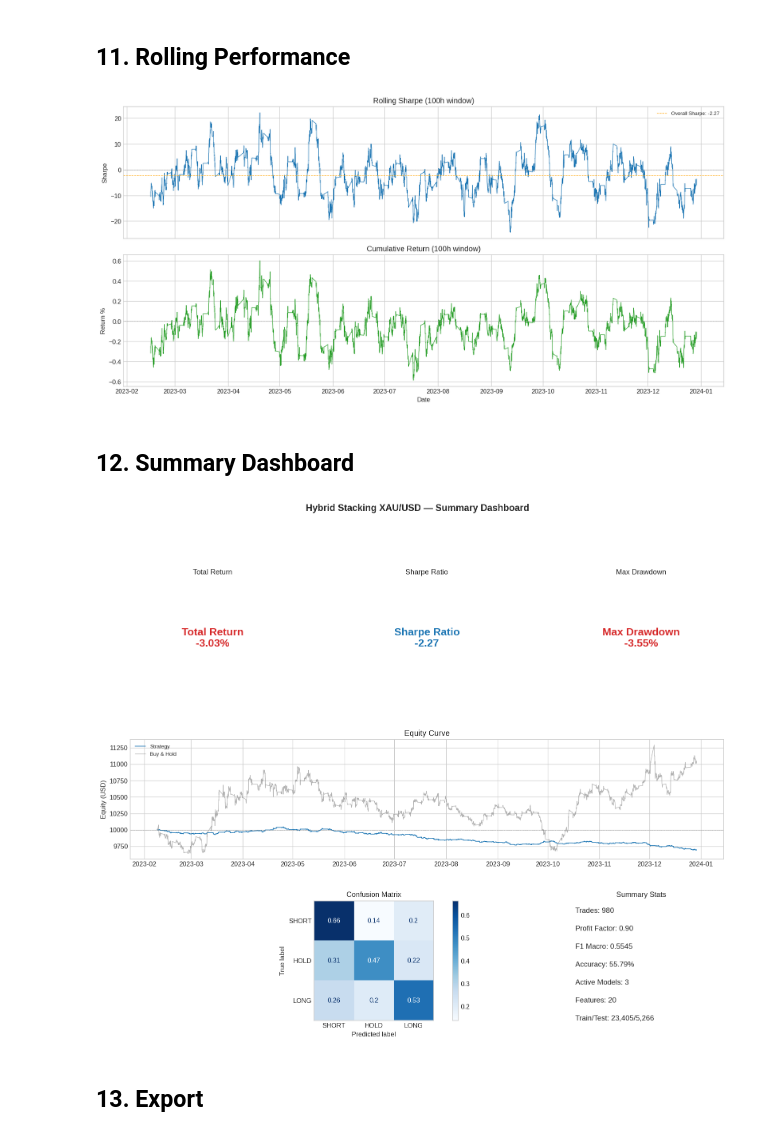
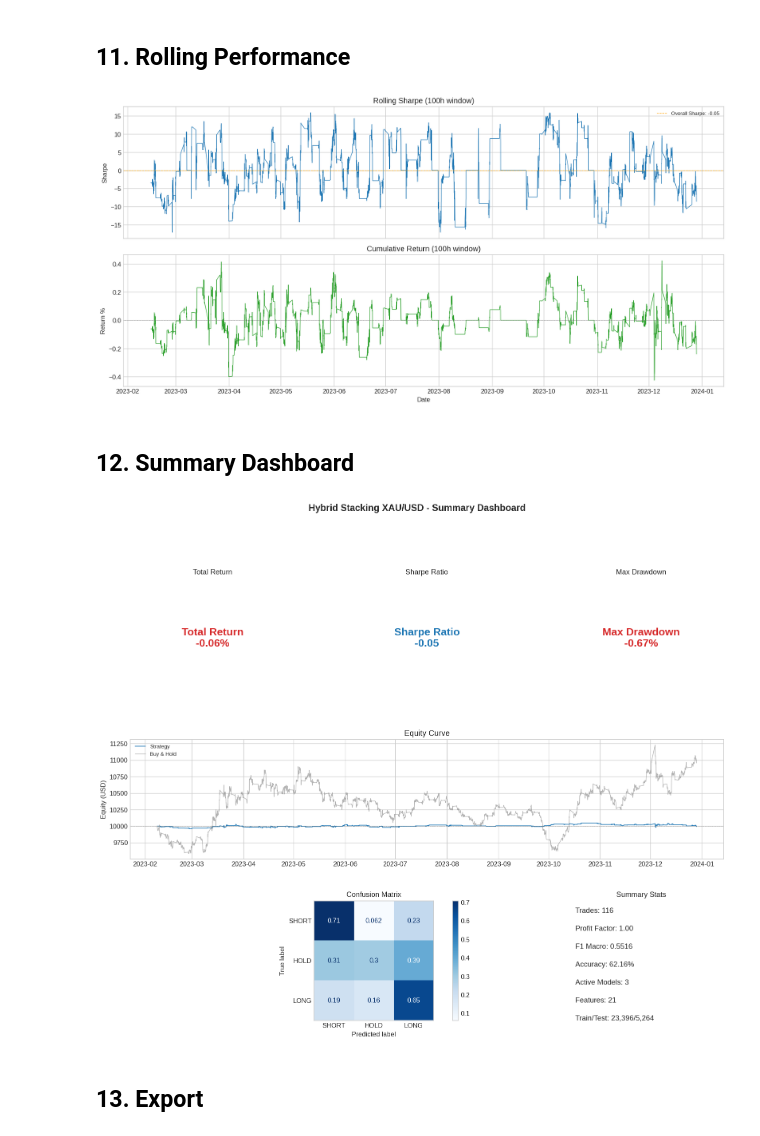
Before and after one commit to ultimateBroK/thesis-compact, a Jupyter notebook: viz.ipynb, the cells around one changed output. Drawn from its saved outputs; the diff is of its cells as text; code cells hidden in the pictures.

```diff
--- a/viz.ipynb
+++ b/viz.ipynb
@@ -385,18 +410,19 @@ Text(0.5, 1.02, 'Predicted Class Probabilities Over Test Period')
 # %%
-from src.reporting import extract_feature_importance, print_feature_importance_report
+from src.reporting import extract_lightgbm_feature_importance, print_feature_importance_report
 
-imp_df = extract_feature_importance(model, features)
+imp_df = extract_lightgbm_feature_importance(model, features)
 print_feature_importance_report(imp_df)
 
 fig, ax = plt.subplots(figsize=(8, max(6, len(imp_df) * 0.35)))
+_figures.append(fig)
 top = imp_df.head(20)
 colors = ["#1f77b4" if p >= 5.0 else "#aec7e8" for p in top["pct"]]
 ax.barh(top["feature"][::-1], top["pct"][::-1], color=colors[::-1], edgecolor="white", height=0.6)
 for i, (_, row) in enumerate(top[::-1].iterrows()):
-    ax.text(row["pct"] + 0.2, i, f"{row["pct"]:.1f}%", va="center", fontsize=8)
+    ax.text(row["pct"] + 0.2, i, f"{row['pct']:.1f}%", va="center", fontsize=8)
 ax.axvline(5.0, color="gray", linewidth=0.5, linestyle="--", alpha=0.5)
 ax.invert_yaxis()
-ax.set_title("Feature Importance (LightGBM) — Top 20")
+ax.set_title("Feature Importance (LightGBM) - Top 20")
 ax.set_xlabel("Importance %")
 fig.tight_layout()
 plt.show()
@@ -542,8 +552,19 @@ plt.show()
 ## 10. Backtest
 # %%
 _t_section = time.perf_counter()
-metrics = backtest_signals(test, positions, initial_balance=INITIAL_BALANCE)
-equity_arr, _ = simulate_equity_barrier(test_pdf["close"].to_numpy(), test_pdf["high"].to_numpy(), test_pdf["low"].to_numpy(), positions, spread=test["spread"].to_numpy(), atr_rel=test_pdf["atr_14"].to_numpy(), initial_balance=INITIAL_BALANCE)
+
+equity_arr, num_trades, executed_trades = simulate_equity_barrier(
+    test_pdf["close"].to_numpy(),
+    test_pdf["high"].to_numpy(),
+    test_pdf["low"].to_numpy(),
+    positions,
+    spread=test["spread"].to_numpy(),
+    atr_rel=test_pdf["atr_14"].to_numpy(),
+    initial_balance=INITIAL_BALANCE,
+)
+trade_signals = int(np.sum(np.diff(positions) != 0))
+metrics = aggregate_backtest_metrics(equity_arr, INITIAL_BALANCE, num_trades, trade_signals)
+
 equity = pd.Series(equity_arr, index=test_pdf.index, name="equity")
 pnl_usd = np.diff(equity_arr, prepend=equity_arr[0])
 account_returns = np.diff(equity_arr) / equity_arr[:-1]
@@ -628,10 +653,10 @@ plt.show()
 window = max(1, min(100, len(account_returns) // 3))
 
 fig, axes = plt.subplots(2, 1, figsize=(14, 7), sharex=True)
+_figures.append(fig)
 
 rolling_sharpe = pd.Series(account_returns).rolling(window).apply(
-    lambda x: np.sqrt(24 * 252) * x.mean() / x.std() if x.std() > 0 else 0, raw=True
-)
+    lambda x: np.sqrt(24 * 252) * x.mean() / x.std() if x.std() > 0 else 0, raw=True)
 axes[0].plot(test_pdf.index, rolling_sharpe.values, color="#1f77b4", linewidth=0.8)
 axes[0].axhline(0, color="gray", linewidth=0.5, linestyle="--")
 axes[0].axhline(metrics["sharpe"], color="orange", linewidth=0.8, linestyle="--", label=f"Overall Sharpe: {metrics['sharpe']:.2f}")
@@ -648,11 +673,14 @@ axes[1].set_xlabel("Date")
 
 fig.tight_layout()
 # %% [output]
-[figure, old version]
+[figure, new version]
 # %% [markdown]
 ## 12. Summary Dashboard
 # %%
+import matplotlib.gridspec as gridspec
+
 fig = plt.figure(figsize=(16, 12))
+_figures.append(fig)
 gs = gridspec.GridSpec(3, 3, figure=fig, hspace=0.35, wspace=0.3)
 
 ax1 = fig.add_subplot(gs[0, 0])
@@ -678,39 +706,37 @@ ax3.set_title("Max Drawdown", fontsize=11)
 ax3.axis("off")
 
 ax4 = fig.add_subplot(gs[1, :])
 ax4.plot(equity.index, equity.values, color="#1f77b4", linewidth=1, label="Strategy")
 ax4.plot(bh_equity.index, bh_equity.values, color="#7f7f7f", linewidth=0.8, alpha=0.6, label="Buy & Hold")
 ax4.axhline(INITIAL_BALANCE, color="gray", linewidth=0.5, linestyle="--")
 ax4.set_title("Equity Curve")
 ax4.legend(fontsize=8)
 ax4.set_ylabel("Equity (USD)")
 
 ax5 = fig.add_subplot(gs[2, :2])
 ConfusionMatrixDisplay.from_predictions(
-    y_true, predictions,
-    labels=LABEL_ORDER,
+    y_true, predictions, labels=LABEL_ORDER,
     display_labels=[LABEL_NAMES[k] for k in LABEL_ORDER],
-    cmap="Blues", ax=ax5, normalize="true",
-)
+    cmap="Blues", ax=ax5, normalize="true")
 ax5.set_title("Confusion Matrix", fontsize=11)
 ax5.grid(False)
 
 ax6 = fig.add_subplot(gs[2, 2])
 ax6.text(0.1, 0.9, f"Trades: {int(metrics['trades'])}", transform=ax6.transAxes, fontsize=11)
 ax6.text(0.1, 0.75, f"Profit Factor: {metrics['profit_factor']:.2f}", transform=ax6.transAxes, fontsize=11)
 ax6.text(0.1, 0.6, f"F1 Macro: {f1_score(y_true, predictions, average='macro', zero_division=0):.4f}", transform=ax6.transAxes, fontsize=11)
 ax6.text(0.1, 0.45, f"Accuracy: {accuracy_score(y_true, predictions):.2%}", transform=ax6.transAxes, fontsize=11)
 ax6.text(0.1, 0.3, f"Active Models: {len(model.active_model_names_)}", transform=ax6.transAxes, fontsize=11)
 ax6.text(0.1, 0.15, f"Features: {len(features)}", transform=ax6.transAxes, fontsize=11)
 ax6.text(0.1, 0.0, f"Train/Test: {len(train):,}/{len(test):,}", transform=ax6.transAxes, fontsize=11)
 ax6.set_title("Summary Stats", fontsize=11)
 ax6.axis("off")
 
-fig.suptitle("Hybrid Stacking XAU/USD — Summary Dashboard", fontsize=14, fontweight="bold", y=1.01)
+fig.suptitle("Hybrid Stacking XAU/USD - Summary Dashboard", fontsize=14, fontweight="bold", y=1.01)
 fig.tight_layout()
 plt.show()
 # %% [output]
-[figure, old version]
+[figure, new version]
 # %% [markdown]
 ## 13. Export
 # %%
```
Also changed, not shown: parts of 55 cells of this notebook, 53 other files.
